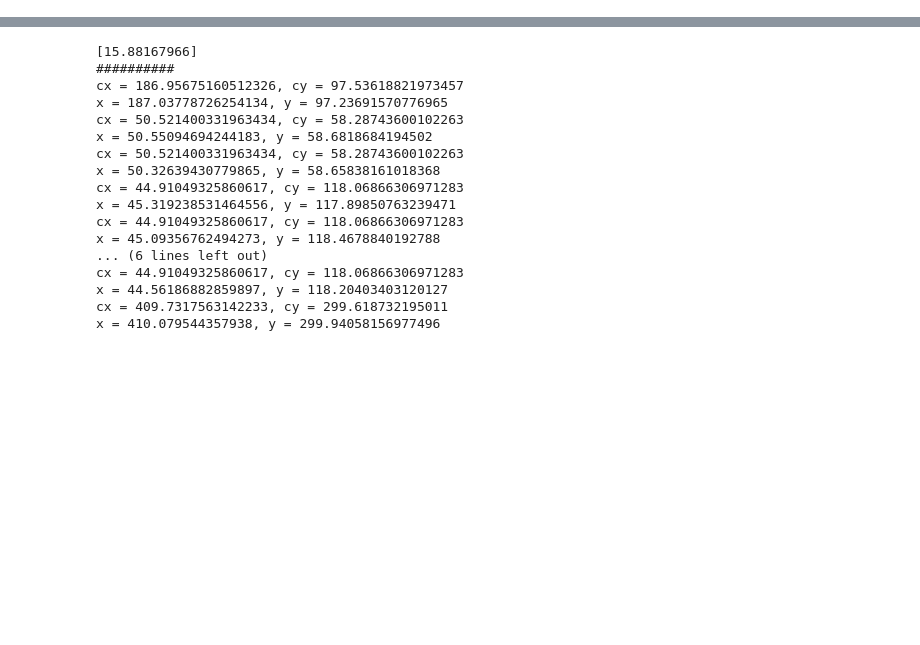
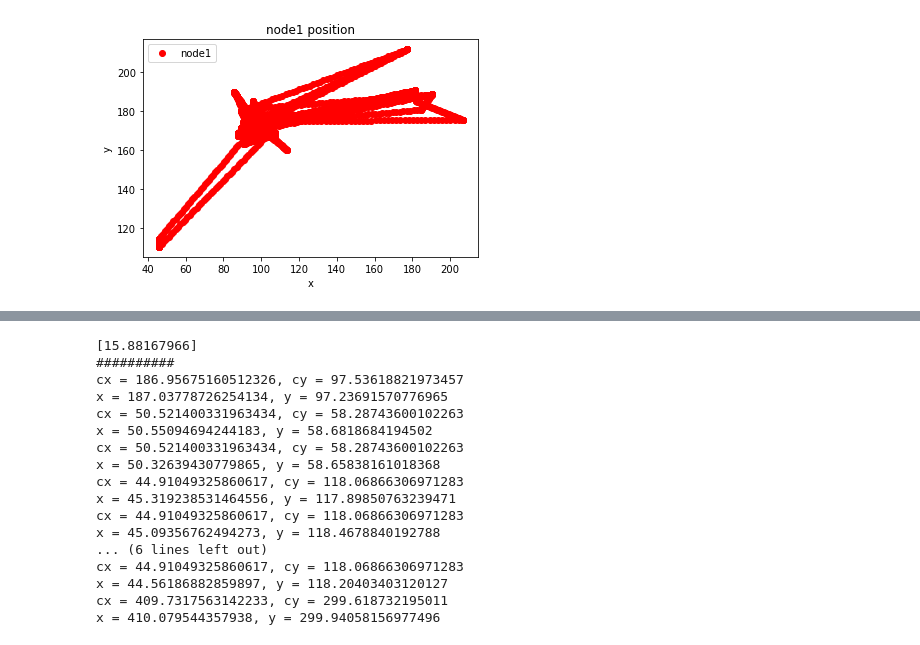
Before and after one commit to serjunfan/simulation.ipynb, a Jupyter notebook: path_simulator.ipynb, the cells around one changed output, grey strips where cells are left out. Cells and saved outputs as stored; diff of their text form; code cells hidden in the pictures; blank space fills up the shorter version.

```diff
--- a/path_simulator.ipynb
+++ b/path_simulator.ipynb
@@ -10,7 +10,7 @@ simulation_time = 3*60*60
 area_width = 500.
 area_height = 500.
 cluster_num = 5
-cluster_R = 1.
+cluster_R = 2
 node_num = 1
 alpha = 1.75
 alpha_min = 1.
@@ -20,12 +20,17 @@ beta_min = 1
 beta_max = 60*60*3
 side_for_clus = min(area_width, area_height)
 TPL = lambda ALPHA, MIN, MAX, SAMPLES: ((MAX ** (ALPHA+1.) -1.) * rand(*SAMPLES.shape) +1.) ** (1./(ALPHA+1.))
+def Power_law(alpha, alpha_min ,alpha_max , u):
+    return ((alpha_max ** (-alpha+1) - alpha_min**(-alpha+1))*u + alpha_min **(-alpha+1.0))**(1.0/(-alpha+1.0))
 def generate_angle():
     return np.random.uniform(0,360)
 def power_law(k,a,m):
     return k*(m**a)
 def prob_explore( node_visited_num):
-    return 0.6 * (node_visited_num ** -0.21 )
+    if node_visited_num == 0:
+        return 1
+    else:
+        return 0.6 * (node_visited_num ** -0.21 )
 def set_pos_of_clus(n = cluster_num , r = cluster_R, side = side_for_clus):
     output = []
     i = 0
@@ -92,7 +97,7 @@ def set_init_velocity(nn = node_num):
 def set_init_des(nn = node_num):
     output = []
     for i in range(nn):
-        output.append([0,0])
+        output.append([0.,0.])
     return np.array(output)
 #def set_init_cluster( clus_index ):
 #    nn = len(clus_index)
@@ -109,7 +114,7 @@ def set_init_visited(data): # visited[node_index][0] = node_index's [x,y,total_v
         visited.append( [visited_data] )
     return visited
 def explore_or_revisit(visited, node_index):
-    prob_ex = prob_explore( len(visited[node_index]) )
+    prob_ex = prob_explore( len(visited[node_index]) - 1)
     prob_re = 1 - prob_ex
     prob = [prob_re, prob_ex]
     output = [0,1]
@@ -118,9 +123,19 @@ def explore_or_revisit(visited, node_index):
         return True
     else:
         return False
-def revisit(visited,node_index):
+def revisit(data,visited,node_index):
     total_visited = 0
     prob = []
+    tempx = tempy = tempt = -1.0
+    for i in range( len(visited[node_index])):
+        #print(f"i = {i}")
+        #print(f"visited[node_index][i][0] = {visited[node_index][i][0]}")
+        if data[node_index][0] == visited[node_index][i][0] and data[node_index][1] == visited[node_index][i][1]:
+            tempx = visited[node_index][i][0]
+            tempy = visited[node_index][i][1]
+            tempt = visited[node_index][i][2]
+            visited[node_index].pop(i)
+            break
     total_locations = len(visited[node_index])
     for i in range( total_locations):
         total_visited += visited[node_index][i][2]
@@ -129,12 +144,15 @@ def revisit(visited,node_index):
     revisited_index = np.random.choice( [i for i in range(total_locations)], 1, replace=True,p=prob )
     revisited_index = revisited_index[0] # change[ int ] to int because np.random.choice return [int]
     visited[node_index][revisited_index][2] += 1
+    if tempx != -1:
+        visited[node_index].append( [tempx,tempy,tempt] )
     x,y,_ = visited[node_index][revisited_index]
+
     return np.array([x,y])
 def explore(data,node_index):
     angle =generate_angle()
-    flight = TPL(alpha,alpha_min,alpha_max,np.arange(1))
-    flight = flight[0]
+    flight = Power_law(alpha,alpha_min,alpha_max,np.random.uniform(0,1) )
+    #flight = flight[0]
     #print(f" during explore flight = {flight} ")
     co = math.cos(angle)
     si = math.sin(angle)
@@ -177,11 +195,11 @@ def next_destination(data, visited, node_index):
             visited[node_index].append(value)
         return np.array([x,y])
     else:
-        x,y = revisit(visited, node_index)
+        x,y = revisit(data,visited, node_index)
         return np.array([x,y])
 def get_pausingtime():
-    pause_time = TPL(beta,beta_min,beta_max,np.arange(1))
-    return pause_time[0]  # pause_time = [int]
+    pause_time = Power_law(beta,beta_min,beta_max,np.random.uniform(0,1))
+    return pause_time  # pause_time = [int]
 def compute_velocity_and_time(data, destination, node_index):
     flight = math.dist(data[node_index], destination)
     x2, y2 = destination
@@ -226,8 +244,11 @@ class Node():
         self.status[node_index] = value
     def set_velocity(self, value, node_index):
         self.velocity[node_index] = value
-    def set_des(self, value, node_index):
-        self.des[node_index] = value
+    def set_des(self, val , node_index):
+        #print(f"val = {val}")
+        #print(f"val.type = {type(val)}")
+        self.des[node_index] = val
+        #print(f"self.des[node] = {self.des[node_index]}")
     def set_movingtime(self, value, node_index):
         self.movingtime[node_index] = value
     def set_pausingtime(self, value , node_index):
@@ -248,14 +269,21 @@ print(f"pausingtime = {node.get_pausingtime()}")
 print(f"status = {node.get_status()}")
 print( "#########simulation Start######")
 time = 0
+data_forplot = []
 while (time < simulation_time):
+    #print( f" len of data_forplot[] = {len(data_forplot)}")
     for i in range(node_num):
-        print(f" time = {time}, node[0] = {node.get_data()[i]},des ={node.get_des()[i]},vi = {node.get_visited()[i]}")
+        dx,dy = node.get_data()[i]
+        data_forplot.append([dx,dy])
+        #print(f" node.get_data() = {node.get_data()}")
+        #print(f" time = {time}, node[0] = {node.get_data()[i]},des ={node.get_des()[i]},vi = {node.get_visited()[i]}")
         if (node.get_status())[i] == 0:
             des = next_destination(node.get_data(), node.get_visited(), i)
             #print(f"des = {des}")
             if des[0] != node.get_data()[i][0] or des[1] != node.get_data()[i][1]:
                 node.set_des(des,i)
+                #print(f" node.get_des() = {node.get_des()}")
+                #print(f" type of des = { type(node.get_des()[0][0])}")
                 node.set_status(1,i)
                 velocity, movingtime = compute_velocity_and_time(node.get_data(), des, i)
                 movingtime = int(movingtime) #無條件進位+1後，更新位置所以後來要在-1等於沒+
@@ -264,7 +292,7 @@ while (time < simulation_time):
                     node.set_velocity(velocity, i)
                     node.set_movingtime(movingtime,i)
                 else:
-                    node.set_des([0,0],i)
+                    #node.set_des([0,0],i)
                     pausingtime = get_pausingtime()
                     pausingtime = int(pausingtime)
                     if pausingtime != 0:
@@ -284,10 +312,12 @@ while (time < simulation_time):
         elif (node.get_status())[i] == 1:
             if node.get_movingtime()[i] == 1:
                 node.set_data( -node.get_data()[i],i)
+                #print( f"data = {node.get_data()[i]}")
                 node.set_data(node.get_des()[i],i)
+                #print(f" node.get_des()[i] = {node.get_des()[i]}")
                 node.set_velocity( np.array([0,0]),i)
                 node.set_movingtime(0,i)
-                node.set_des( np.array([0,0]), i)
+                #node.set_des( np.array([0,0]), i)
                 pausingtime = get_pausingtime()
                 pausingtime = int(pausingtime)
                 print(f"pausingtime = {pausingtime}")
@@ -308,6 +338,10 @@ while (time < simulation_time):
     time += 1
 print(f" time = {time}, node[0] = {node.get_data()[i]} ")
 print(f" node.visited[0] = {node.get_visited()[0]}")
+s = 0
+for i in range(len(node.visited[0]) ):
+    s += node.visited[0][i][2]
+print(f" Total visited = {s}")
 #cluster_list = set_pos_of_clus()
 #print(type(cluster_list))
 #print(cluster_list)
@@ -320,4 +354,18 @@ print(f" node.visited[0] = {node.get_visited()[0]}")
 
 #plt.plot(x,y,'ro')
 #plt.show()
+print(len(data_forplot))
+data_forplot = np.array(data_forplot)
+print(data_forplot)
+np.save('save_data', data_forplot)
+fig, ax = plt.subplots()
+ax.plot([data_forplot[i][0] for i in range(len(data_forplot))] , [data_forplot[i][1] for i in range(len(data_forplot))], 'ro',label="node1")
+ax.set_xlabel('x')
+ax.set_ylabel('y')
+ax.legend()
+ax.set_title("node1 position")
+plt.show()
+
+Data = np.load('save_data.npy')
+Data == data_forplot
 # %% [output]
@@ -340,0 +389 @@ status = [0]
+[figure, added]
```
Also changed, not shown: parts of 3 cells of this notebook.
